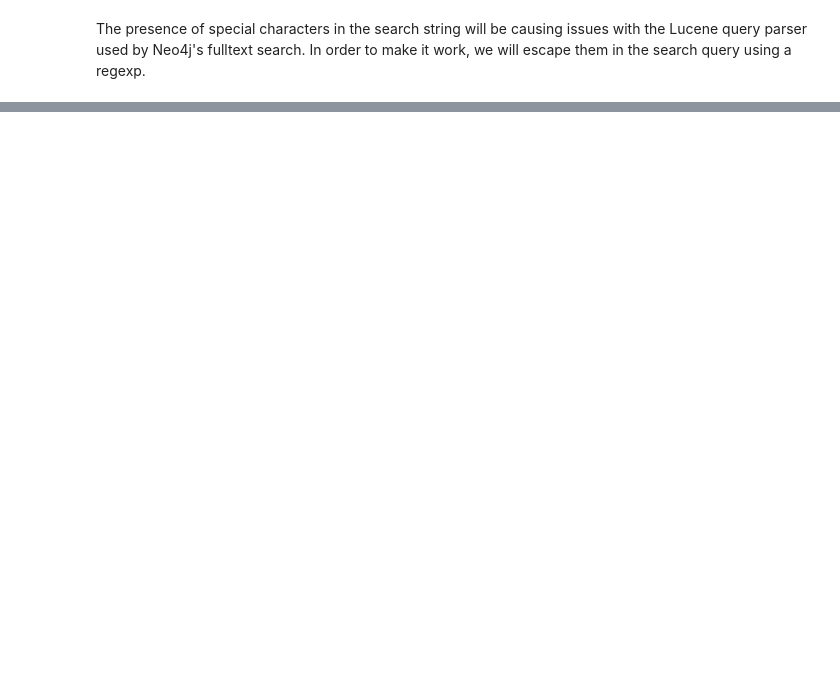
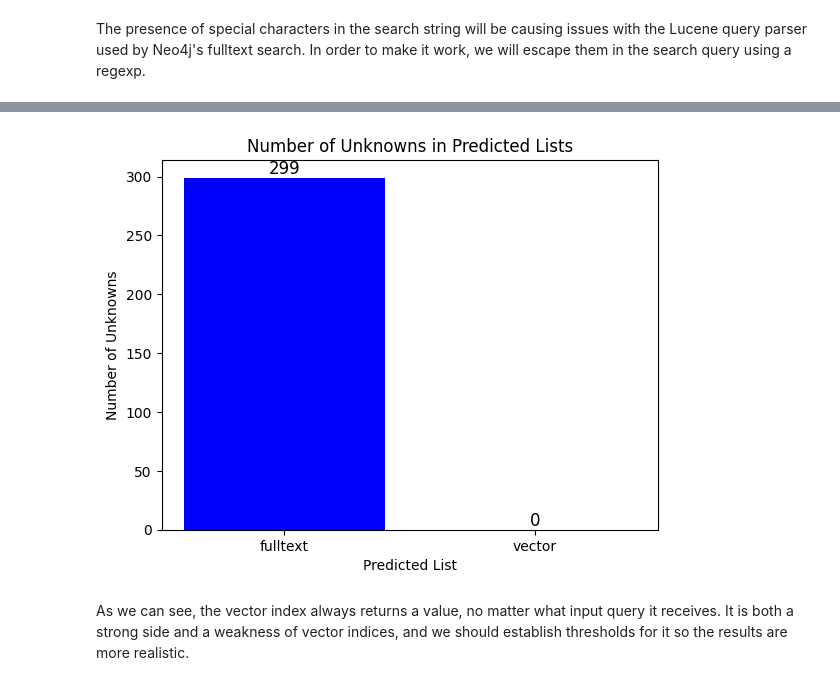
Before and after one commit to Yuliana7/biomedical-entity-linking, a Jupyter notebook: notebooks/cypher_index.ipynb, the cells around one changed output, grey strips where cells are left out. Cells and saved outputs as stored; diff of their text form; code cells hidden in the pictures; blank space fills up the shorter version.

Commit message:
feat: Cypher index
This commit adds preliminary results analysis section and supporting media.
NCBI dataset is updated with BAAI embeddings

```diff
--- a/notebooks/cypher_index.ipynb
+++ b/notebooks/cypher_index.ipynb
@@ -87,0 +334,21 @@ Accuracy: 0.5275843599357257
+# %%
+count_unknown_fulltext = sum(1 for item in predicted_values if item[0]['MESH_ID'] == 'Unknown')
+count_unknown_vector = sum(1 for item in predicted_values_vector if item[0]['MESH_ID'] == 'Unknown')
+
+labels = ['fulltext', 'vector']
+unknown_counts = [count_unknown_fulltext, count_unknown_vector]
+
+bars = plt.bar(labels, unknown_counts, color=['blue', 'orange'])
+plt.title('Number of Unknowns in Predicted Lists')
+plt.xlabel('Predicted List')
+plt.ylabel('Number of Unknowns')
+
+for bar in bars:
+    yval = bar.get_height()
+    plt.text(bar.get_x() + bar.get_width() / 2, yval, int(yval), ha='center', va='bottom', fontsize=12, color='black')
+
+plt.show()
+# %% [output]
+[figure, added]
+# %% [markdown]
+As we can see, the vector index always returns a value, no matter what input query it receives. It is both a strong side and a weakness of vector indices, and we should establish thresholds for it so the results are more realistic.
```
Also changed, not shown: parts of 52 cells of this notebook, 7 other files.
